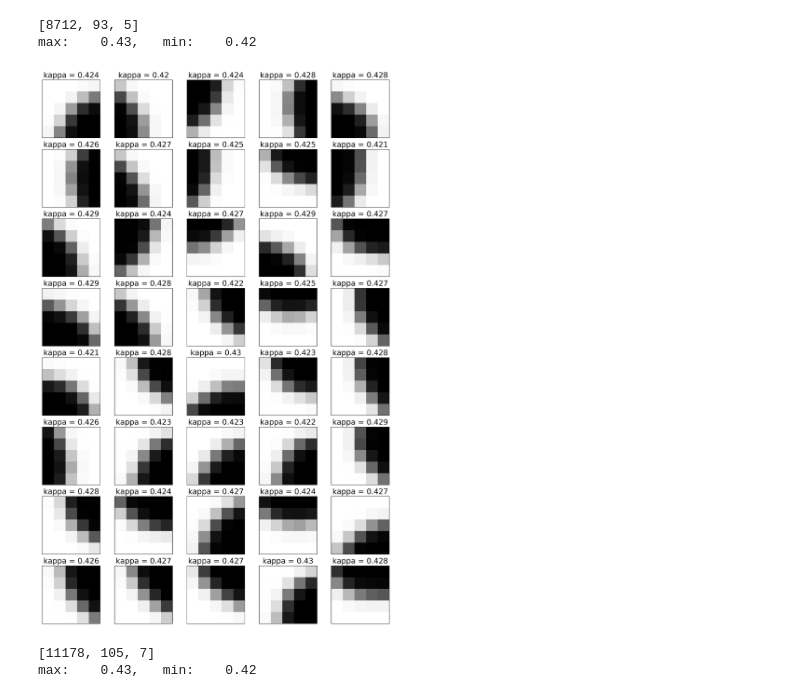
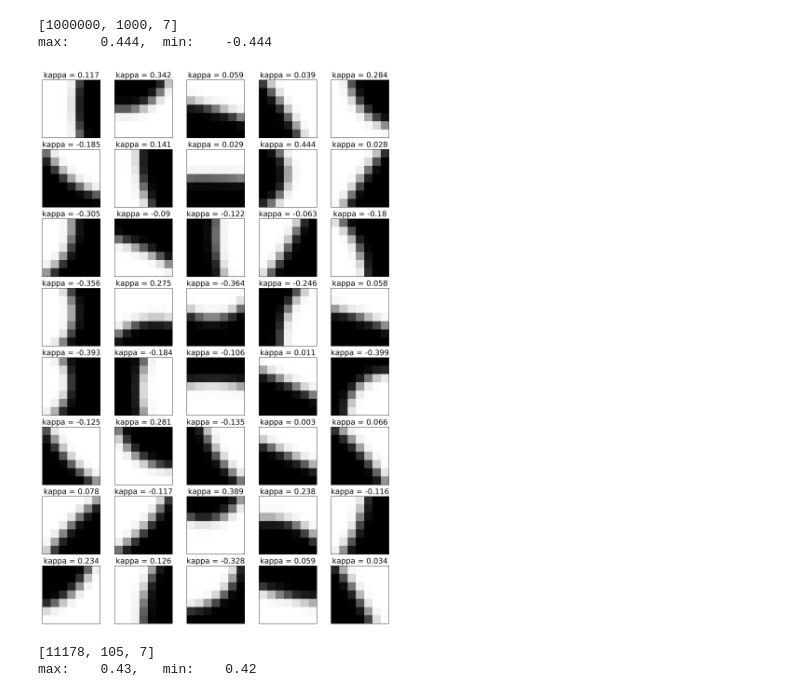
Before and after one commit to wolperting3r/Masterarbeit, a Jupyter notebook: Project/data/datasets/Data Visualization.ipynb, the cells around one changed output. Drawn from its saved outputs; the diff is of its cells as text; code cells hidden in the pictures.

```diff
--- a/Project/data/datasets/Data Visualization.ipynb
+++ b/Project/data/datasets/Data Visualization.ipynb
@@ -4,45 +4,45 @@ import numpy as np
 import matplotlib.pyplot as plt
 # %%
 #filename = 'data_5x5_eqk_neg_ellre.feather'
-filename = 'data_5x5_eqk_neg_sin_smr.feather'
+filename = 'data_7x7_eqk_neg_cir_smr.feather'
 file = pd.read_feather(filename)
-file = file[(file.iloc[:, 0] > 0.42) & (file.iloc[:, 0] < 0.43)]
+# file = file[(file.iloc[:, 0] > 0.42) & (file.iloc[:, 0] < 0.43)]
 
 debug = False
 if not debug:
     features = file.iloc[:, 1:]
     labels = file.iloc[:, 0]
 else:
     pt_x = file.iloc[:, 0]
     pt_y = file.iloc[:, 1]
     e = file.iloc[:, 2]
     r = file.iloc[:, 3]
     labels = file.iloc[:, 4]
     features = file.iloc[:, 5:]
 print([int(features.shape[0]), int(np.sqrt(features.shape[0])), int(np.sqrt(features.shape[1]))])
 print(f'max:\t{np.round(max(labels),3)},\tmin:\t{np.round(min(labels),3)}')
 
 features = np.reshape(features.values, (int(features.shape[0]), int(np.sqrt(features.shape[1])), int(np.sqrt(features.shape[1]))))
 
 number_of_plots = 40
 per_row = 5
 fig, ax = plt.subplots(int(number_of_plots/per_row), per_row, figsize=(3*per_row, 3*number_of_plots/per_row), dpi=150)
 for idx_st, a_stack in enumerate(ax):
     for idx, a in enumerate(a_stack):
         a.imshow(features[idx+int(idx_st*number_of_plots/per_row)], cmap='Greys_r')
         a.get_xaxis().set_ticks([])
         a.get_yaxis().set_ticks([])
         if not debug:
             kappa = labels.iloc[idx + int(idx_st*number_of_plots/per_row)]
             a.set_title(f'kappa = {np.round(kappa, 3)}', fontsize=18)
         else:
             kappa = labels.iloc[idx + int(idx_st*number_of_plots/per_row)]
             e_prt = e.iloc[idx + int(idx_st*number_of_plots/per_row)]
             a.set_title(f'e: {np.round(e_prt, 3)}, k: {np.round(kappa, 3)}', fontsize=12)
 # %% [output]
-[8712, 93, 5]
-max:    0.43,   min:    0.42
+[1000000, 1000, 7]
+max:    0.444,  min:    -0.444
-[figure, old version]
+[figure, new version]
 # %%
 #filename = 'data_5x5_eqk_neg_ellre.feather'
 filename = 'data_7x7_eqk_neg_ell_smr.feather'
```
Also changed, not shown: parts of 4 cells of this notebook, 11 other files.
